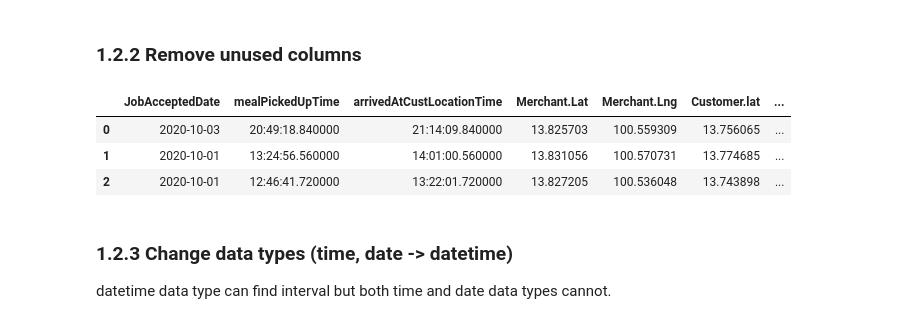
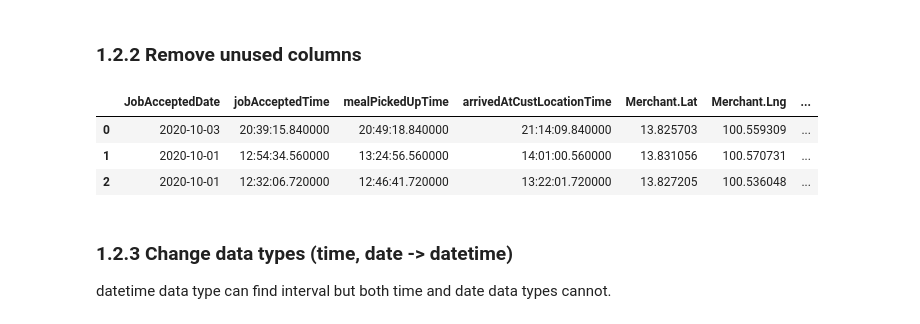
Before and after one commit to multi-order-planning-RBH/predictor, a Jupyter notebook: rbh_delivery.ipynb, the cells around one changed output. Cells and saved outputs as stored; diff of their text form; code cells hidden in the pictures.

```diff
--- a/rbh_delivery.ipynb
+++ b/rbh_delivery.ipynb
@@ -79,26 +79,25 @@ df.shape
 ### 1.2.2 Remove unused columns
 # %%
 # Remove the columns that are not needed
-drop_list = ["jobAcceptedTime",
-             "calledMerchantTime",
+drop_list = ["calledMerchantTime",
              "arrivedAtMerchantTime",
              "foodDeliveredTime",
              "riderInitial.lat",
              "riderInitial.long",
              "MerchantName",
              "NationFoodCategory",
              "FoodCategories"]
 try:
     df.drop(drop_list, axis=1, inplace=True)
 except KeyError:
     print("Columns already removed")
 
 display(df.head(3))
 # %% [output]
-|  | JobAcceptedDate | mealPickedUpTime | arrivedAtCustLocationTime | Merchant.Lat | Merchant.Lng | Customer.lat | ... |
-| 0 | 2020-10-03 | 20:49:18.840000 | 21:14:09.840000 | 13.825703 | 100.559309 | 13.756065 | ... |
-| 1 | 2020-10-01 | 13:24:56.560000 | 14:01:00.560000 | 13.831056 | 100.570731 | 13.774685 | ... |
-| 2 | 2020-10-01 | 12:46:41.720000 | 13:22:01.720000 | 13.827205 | 100.536048 | 13.743898 | ... |
+|  | JobAcceptedDate | jobAcceptedTime | mealPickedUpTime | arrivedAtCustLocationTime | Merchant.Lat | Merchant.Lng | ... |
+| 0 | 2020-10-03 | 20:39:15.840000 | 20:49:18.840000 | 21:14:09.840000 | 13.825703 | 100.559309 | ... |
+| 1 | 2020-10-01 | 12:54:34.560000 | 13:24:56.560000 | 14:01:00.560000 | 13.831056 | 100.570731 | ... |
+| 2 | 2020-10-01 | 12:32:06.720000 | 12:46:41.720000 | 13:22:01.720000 | 13.827205 | 100.536048 | ... |
 # %% [markdown]
 ### 1.2.3 Change data types (time, date -> datetime)
 datetime data type can find interval but both time and date data types cannot.
```
Also changed, not shown: parts of 90 cells of this notebook.
